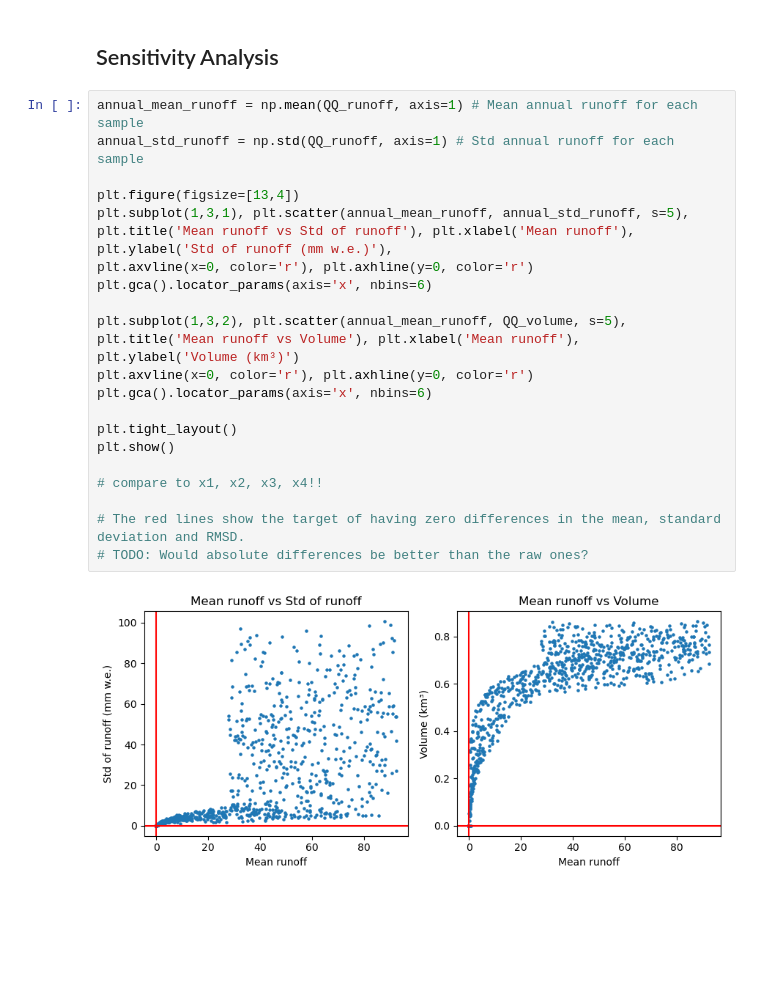
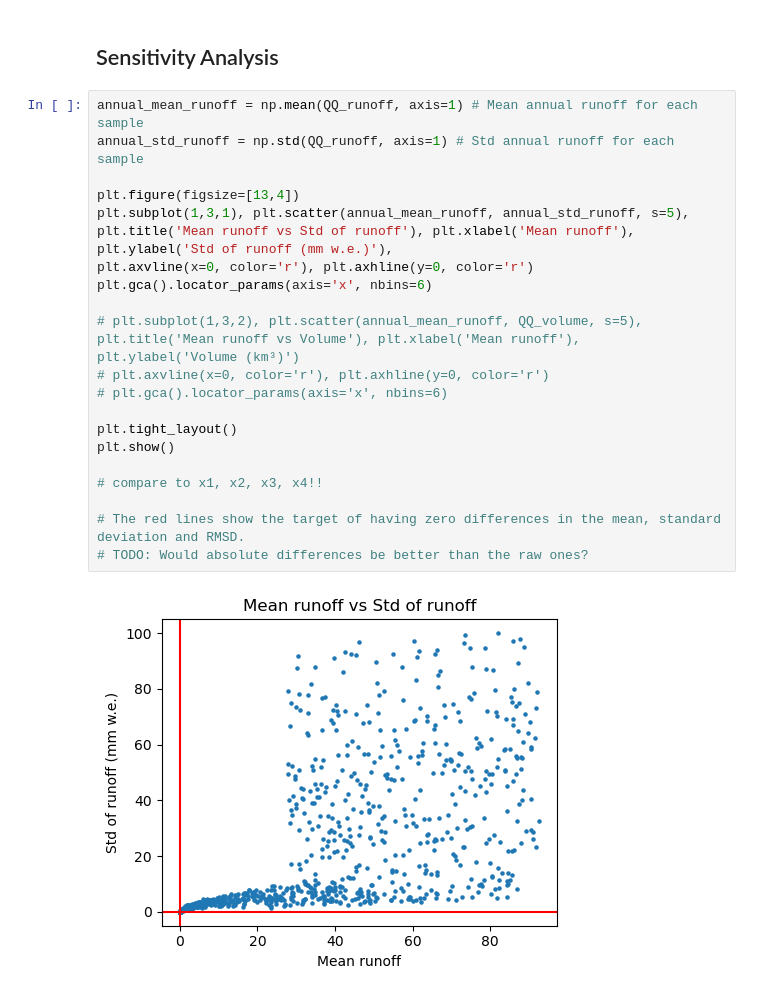
Before and after one commit to chloe-hancock/oggm, a Jupyter notebook: oggm/sandbox/notebooks/sensitvity_SAFE/sa.ipynb, the cells around one changed output. Saved outputs shown, nothing was run; the diff lists cells and outputs as text; blank space fills up the shorter version.

```diff
--- a/oggm/sandbox/notebooks/sensitvity_SAFE/sa.ipynb
+++ b/oggm/sandbox/notebooks/sensitvity_SAFE/sa.ipynb
@@ -571,22 +635,22 @@ plt.show()
 # %%
 annual_mean_runoff = np.mean(QQ_runoff, axis=1) # Mean annual runoff for each sample
 annual_std_runoff = np.std(QQ_runoff, axis=1) # Std annual runoff for each sample
 
 plt.figure(figsize=[13,4])
 plt.subplot(1,3,1), plt.scatter(annual_mean_runoff, annual_std_runoff, s=5), plt.title('Mean runoff vs Std of runoff'), plt.xlabel('Mean runoff'), plt.ylabel('Std of runoff (mm w.e.)'),
 plt.axvline(x=0, color='r'), plt.axhline(y=0, color='r')
 plt.gca().locator_params(axis='x', nbins=6)
 
-plt.subplot(1,3,2), plt.scatter(annual_mean_runoff, QQ_volume, s=5), plt.title('Mean runoff vs Volume'), plt.xlabel('Mean runoff'), plt.ylabel('Volume (km³)')
-plt.axvline(x=0, color='r'), plt.axhline(y=0, color='r')
-plt.gca().locator_params(axis='x', nbins=6)
+# plt.subplot(1,3,2), plt.scatter(annual_mean_runoff, QQ_volume, s=5), plt.title('Mean runoff vs Volume'), plt.xlabel('Mean runoff'), plt.ylabel('Volume (km³)')
+# plt.axvline(x=0, color='r'), plt.axhline(y=0, color='r')
+# plt.gca().locator_params(axis='x', nbins=6)
 
 plt.tight_layout()
 plt.show()
 
 # compare to x1, x2, x3, x4!!
 
 # The red lines show the target of having zero differences in the mean, standard deviation and RMSD.
 # TODO: Would absolute differences be better than the raw ones?
 # %% [output]
-[figure, old version]
+[figure, new version]
```
Also changed, not shown: parts of 37 cells of this notebook.
